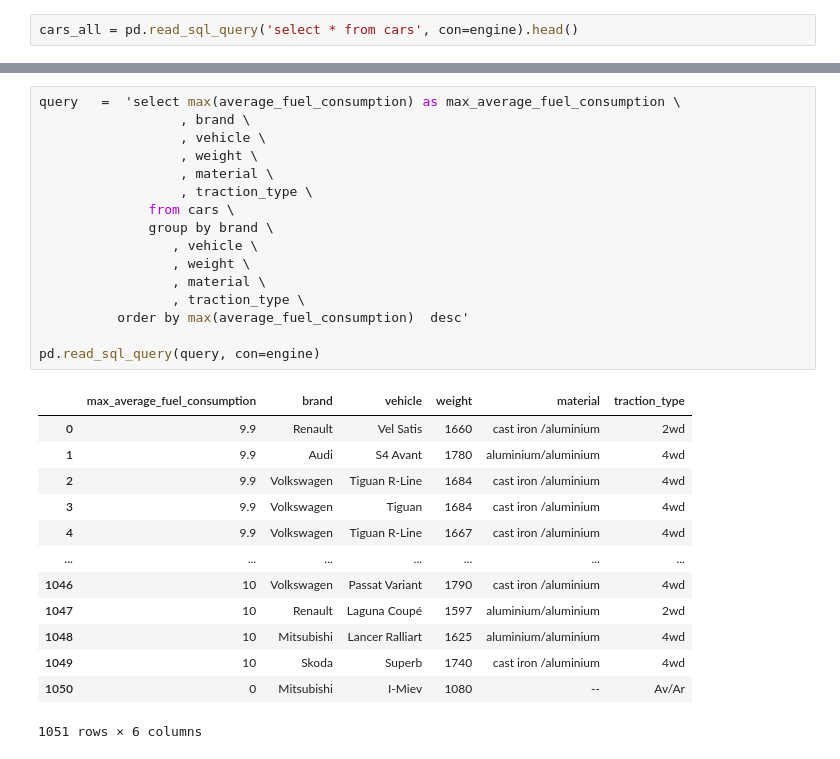
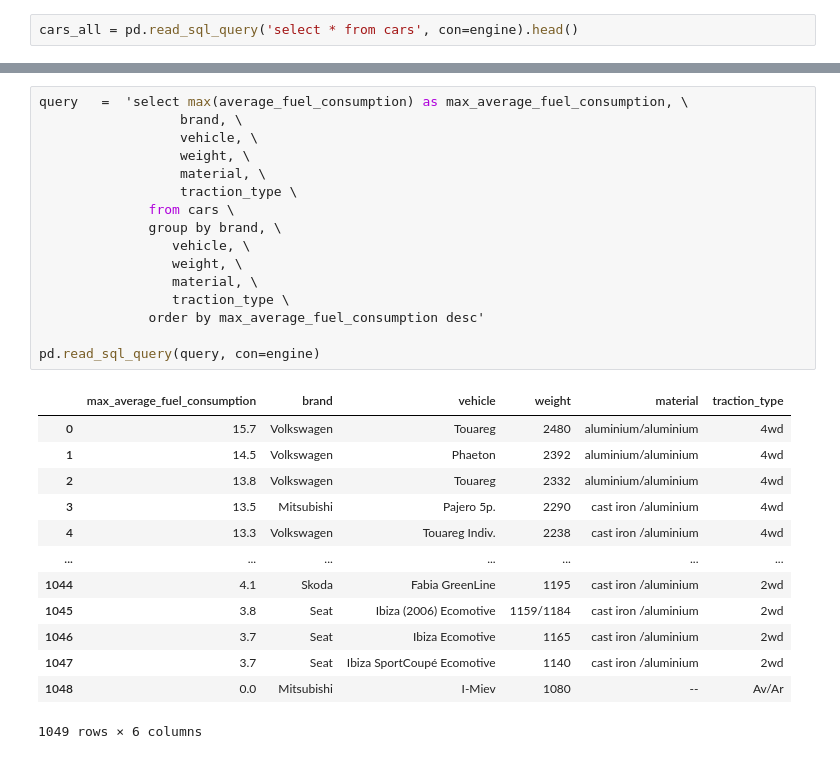
Before and after one commit to mflynn23/project2-etl-group1, a Jupyter notebook: cars_data.ipynb, the cells around one changed output, grey strips where cells are left out. Cells and saved outputs as stored; diff of their text form.

```diff
--- a/cars_data.ipynb
+++ b/cars_data.ipynb
@@ -121,33 +109,33 @@ cars_count:    count
 # %%
-query   =  'select max(average_fuel_consumption) as max_average_fuel_consumption \
-                  , brand \
-                  , vehicle \
-                  , weight \
-                  , material \
-                  , traction_type \
+query   =  'select max(average_fuel_consumption) as max_average_fuel_consumption, \
+                  brand, \
+                  vehicle, \
+                  weight, \
+                  material, \
+                  traction_type \
               from cars \
-              group by brand \
-                 , vehicle \
-                 , weight \
-                 , material \
-                 , traction_type \
-          order by max(average_fuel_consumption)  desc'
+              group by brand, \
+                 vehicle, \
+                 weight, \
+                 material, \
+                 traction_type \
+              order by max_average_fuel_consumption desc'
 
 pd.read_sql_query(query, con=engine)
 # %% [output]
 |  | max_average_fuel_consumption | brand | vehicle | weight | material | traction_type |
-| 0 | 9.9 | Renault | Vel Satis | 1660 | cast iron /aluminium | 2wd |
-| 1 | 9.9 | Audi | S4 Avant | 1780 | aluminium/aluminium | 4wd |
-| 2 | 9.9 | Volkswagen | Tiguan R-Line | 1684 | cast iron /aluminium | 4wd |
-| 3 | 9.9 | Volkswagen | Tiguan | 1684 | cast iron /aluminium | 4wd |
-| 4 | 9.9 | Volkswagen | Tiguan R-Line | 1667 | cast iron /aluminium | 4wd |
+| 0 | 15.7 | Volkswagen | Touareg | 2480 | aluminium/aluminium | 4wd |
+| 1 | 14.5 | Volkswagen | Phaeton | 2392 | aluminium/aluminium | 4wd |
+| 2 | 13.8 | Volkswagen | Touareg | 2332 | aluminium/aluminium | 4wd |
+| 3 | 13.5 | Mitsubishi | Pajero 5p. | 2290 | cast iron /aluminium | 4wd |
+| 4 | 13.3 | Volkswagen | Touareg Indiv. | 2238 | cast iron /aluminium | 4wd |
 | ... | ... | ... | ... | ... | ... | ... |
-| 1046 | 10 | Volkswagen | Passat Variant | 1790 | cast iron /aluminium | 4wd |
-| 1047 | 10 | Renault | Laguna Coupé | 1597 | aluminium/aluminium | 2wd |
-| 1048 | 10 | Mitsubishi | Lancer Ralliart | 1625 | aluminium/aluminium | 4wd |
-| 1049 | 10 | Skoda | Superb | 1740 | cast iron /aluminium | 4wd |
-| 1050 | 0 | Mitsubishi | I-Miev | 1080 | -- | Av/Ar |
+| 1044 | 4.1 | Skoda | Fabia GreenLine | 1195 | cast iron /aluminium | 2wd |
+| 1045 | 3.8 | Seat | Ibiza (2006) Ecomotive | 1159/1184 | cast iron /aluminium | 2wd |
+| 1046 | 3.7 | Seat | Ibiza Ecomotive | 1165 | cast iron /aluminium | 2wd |
+| 1047 | 3.7 | Seat | Ibiza SportCoupé Ecomotive | 1140 | cast iron /aluminium | 2wd |
+| 1048 | 0.0 | Mitsubishi | I-Miev | 1080 | -- | Av/Ar |
-1051 rows × 6 columns
+1049 rows × 6 columns
 # %%
 query   =  "select max(average_fuel_consumption) as max_average_fuel_consumption \
                   , brand \
```
Also changed, not shown: parts of 6 cells of this notebook.
